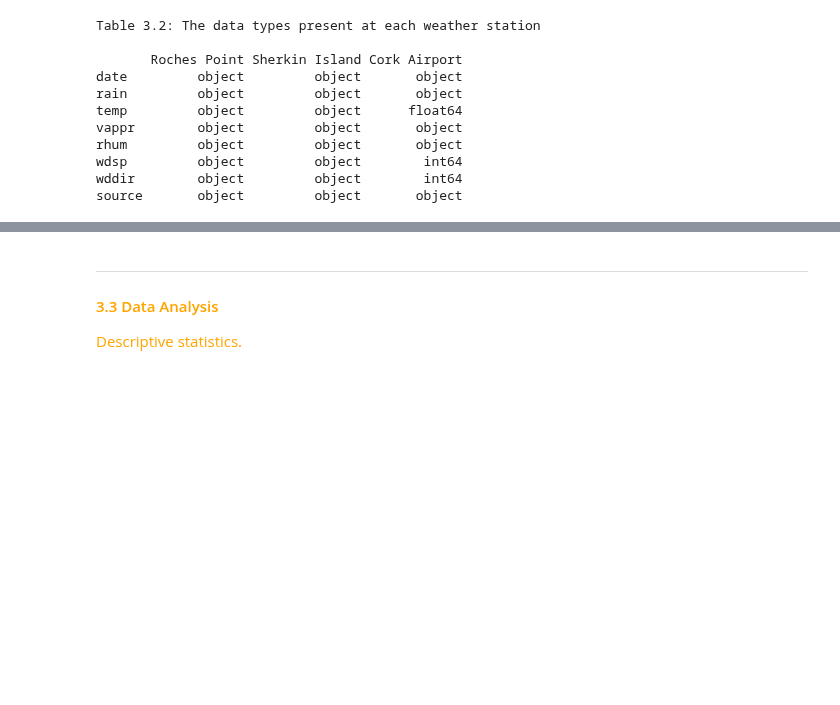
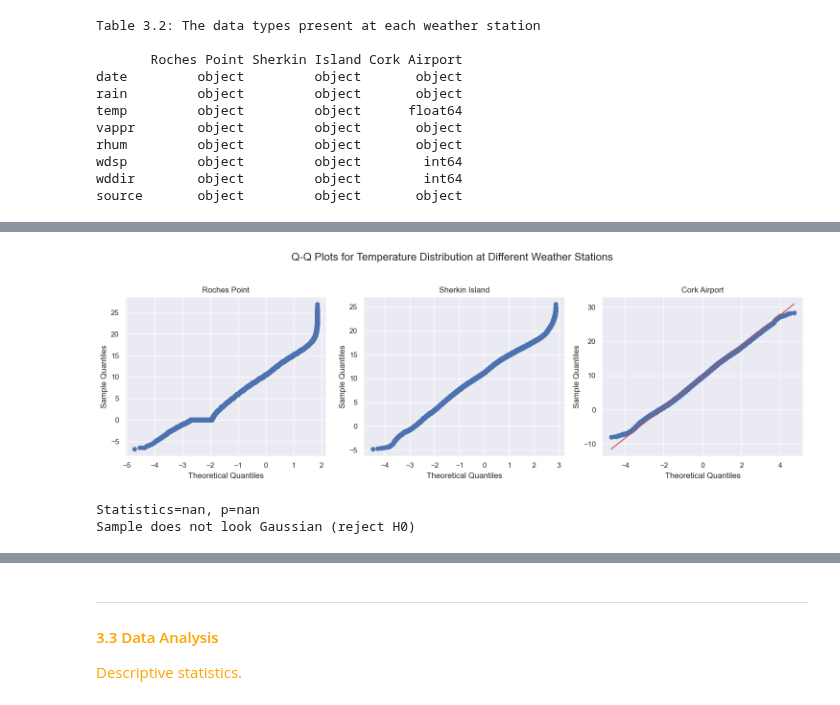
Before and after one commit to Laura6826/PFDA-project, a Jupyter notebook: wind_project.ipynb, the cells around one changed output, grey strips where cells are left out. Cells and saved outputs as stored; diff of their text form; code cells hidden in the pictures; blank space fills up the shorter version.

```diff
--- a/wind_project.ipynb
+++ b/wind_project.ipynb
@@ -260,0 +283,54 @@ source       object         object       object
+# %%
+# Create Q-Q plots
+import seaborn as sns
+import matplotlib.pyplot as plt
+import scipy.stats as stats
+
+# Set the theme for the plots
+sns.set_theme(style="darkgrid")
+
+# Create subplots
+fig, axs = plt.subplots(1, 3, figsize=(15, 5))
+
+# Plot Q-Q plots with labels
+stats.probplot(dfrp['temp'], dist="norm", plot=axs[0])
+axs[0].set_title('Roches Point')
+axs[0].set_xlabel('Theoretical Quantiles')
+axs[0].set_ylabel('Sample Quantiles')
+
+stats.probplot(dfs['temp'], dist="norm", plot=axs[1])
+axs[1].set_title('Sherkin Island')
+axs[1].set_xlabel('Theoretical Quantiles')
+axs[1].set_ylabel('Sample Quantiles')
+
+stats.probplot(dfca['temp'], dist="norm", plot=axs[2])
+axs[2].set_title('Cork Airport')
+axs[2].set_xlabel('Theoretical Quantiles')
+axs[2].set_ylabel('Sample Quantiles')
+
+# Add an overall title to the figure
+fig.suptitle('Q-Q Plots for Temperature Distribution at Different Weather Stations', fontsize=16)
+
+# Show the plot
+plt.tight_layout(rect=[0, 0, 1, 0.95])
+plt.show()
+# %% [output]
+[figure, added]
+# %%
+# Sharpio-Wilk test
+from scipy.stats import shapiro
+
+# Shapiro-Wilk test
+# Roches Point
+# Temperature
+stat, p = shapiro(dfrp['temp'])
+print('Statistics=%.3f, p=%.3f' % (stat, p))
+if p > 0.05:
+    print('Sample looks Gaussian (fail to reject H0)')
+else:
+    print('Sample does not look Gaussian (reject H0)')
+
+#
+# %% [output]
+Statistics=nan, p=nan
+Sample does not look Gaussian (reject H0)
```
Also changed, not shown: parts of 10 cells of this notebook, 2 other files.
